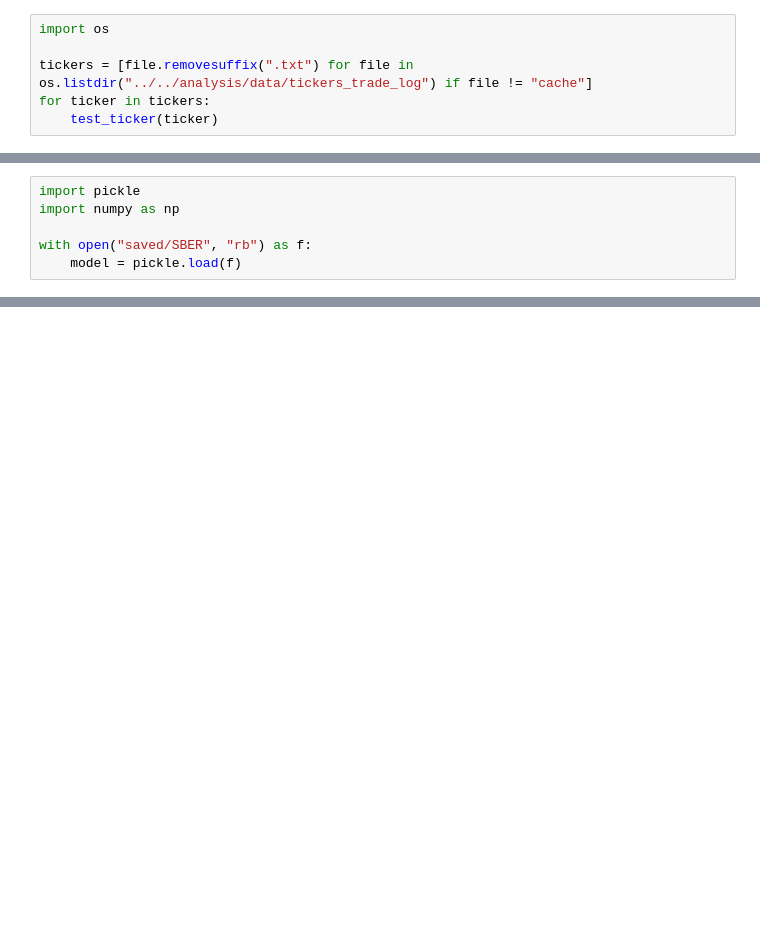
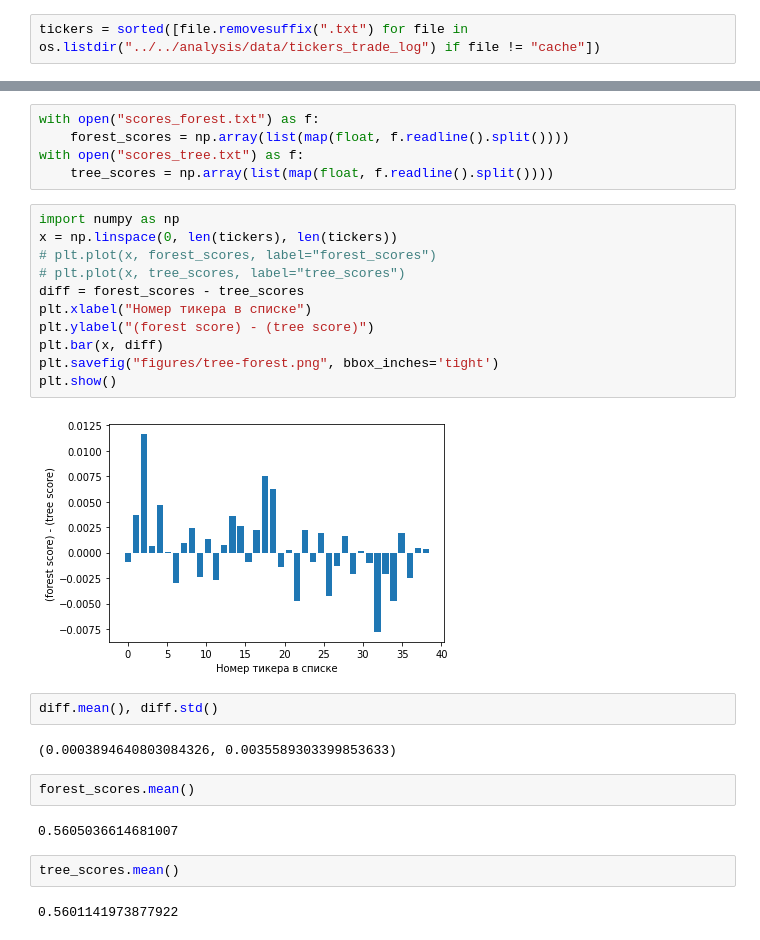
Before and after one commit to Maksim787/trading-project, a Jupyter notebook: tester_trade_log/models/rsi_classifier.ipynb, the cells around one changed output, grey strips where cells are left out. Saved outputs shown, nothing was run; the diff lists cells and outputs as text; blank space fills up the shorter version.

```diff
--- a/tester_trade_log/models/rsi_classifier.ipynb
+++ b/tester_trade_log/models/rsi_classifier.ipynb
@@ -69,6 +84,2 @@ def test_ticker(ticker):
 # %%
-import os
-
-tickers = [file.removesuffix(".txt") for file in os.listdir("../../analysis/data/tickers_trade_log") if file != "cache"]
-for ticker in tickers:
-    test_ticker(ticker)
+tickers = sorted([file.removesuffix(".txt") for file in os.listdir("../../analysis/data/tickers_trade_log") if file != "cache"])
@@ -89,6 +85,0 @@ CHMF
-# %%
-import pickle
-import numpy as np
-
-with open("saved/SBER", "rb") as f:
-    model = pickle.load(f)
@@ -105,0 +121,30 @@ numpy.ndarray
+# %%
+with open("scores_forest.txt") as f:
+    forest_scores = np.array(list(map(float, f.readline().split())))
+with open("scores_tree.txt") as f:
+    tree_scores = np.array(list(map(float, f.readline().split())))
+# %%
+import numpy as np
+x = np.linspace(0, len(tickers), len(tickers))
+# plt.plot(x, forest_scores, label="forest_scores")
+# plt.plot(x, tree_scores, label="tree_scores")
+diff = forest_scores - tree_scores
+plt.xlabel("Номер тикера в списке")
+plt.ylabel("(forest score) - (tree score)")
+plt.bar(x, diff)
+plt.savefig("figures/tree-forest.png", bbox_inches='tight')
+plt.show()
+# %% [output]
+[figure, added]
+# %%
+diff.mean(), diff.std()
+# %% [output]
+(0.0003894640803084326, 0.0035589303399853633)
+# %%
+forest_scores.mean()
+# %% [output]
+0.5605036614681007
+# %%
+tree_scores.mean()
+# %% [output]
+0.5601141973877922
```
Also changed, not shown: parts of 10 cells of this notebook, 6 other files.
